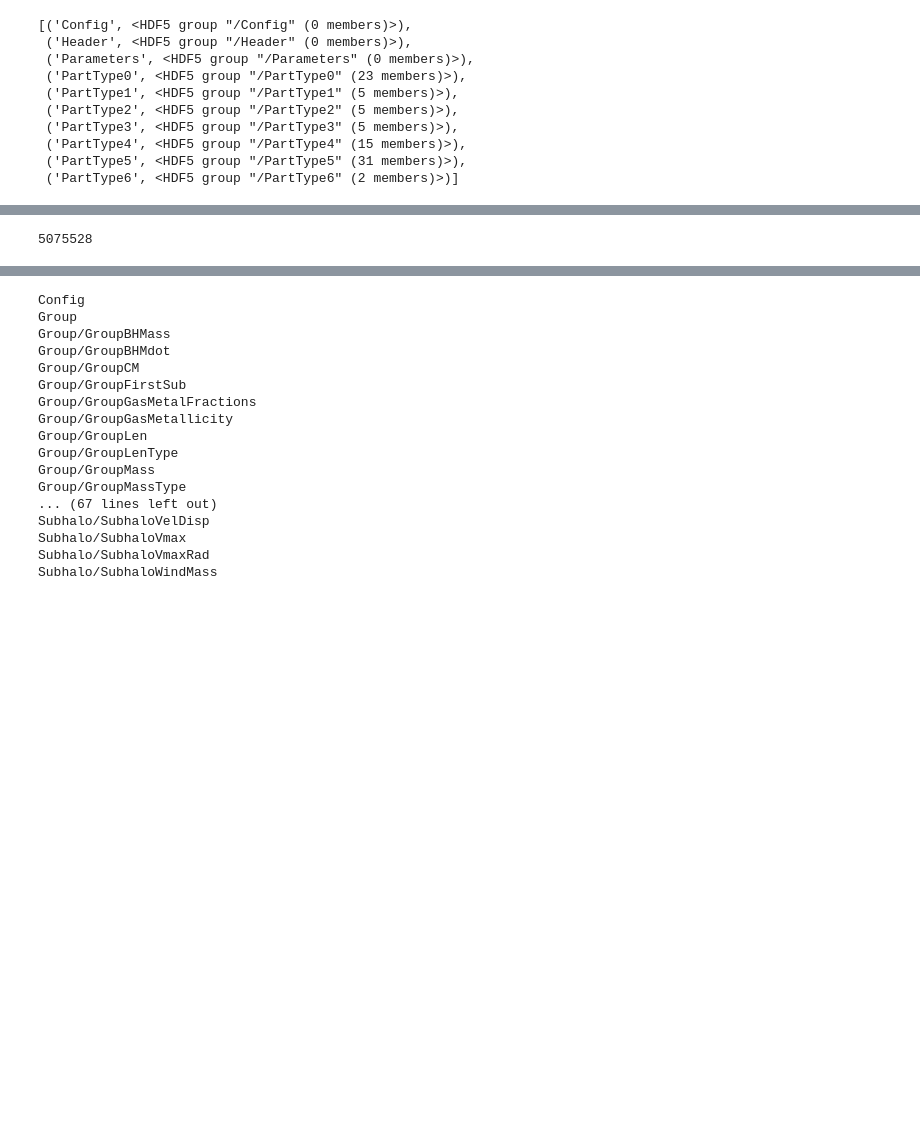
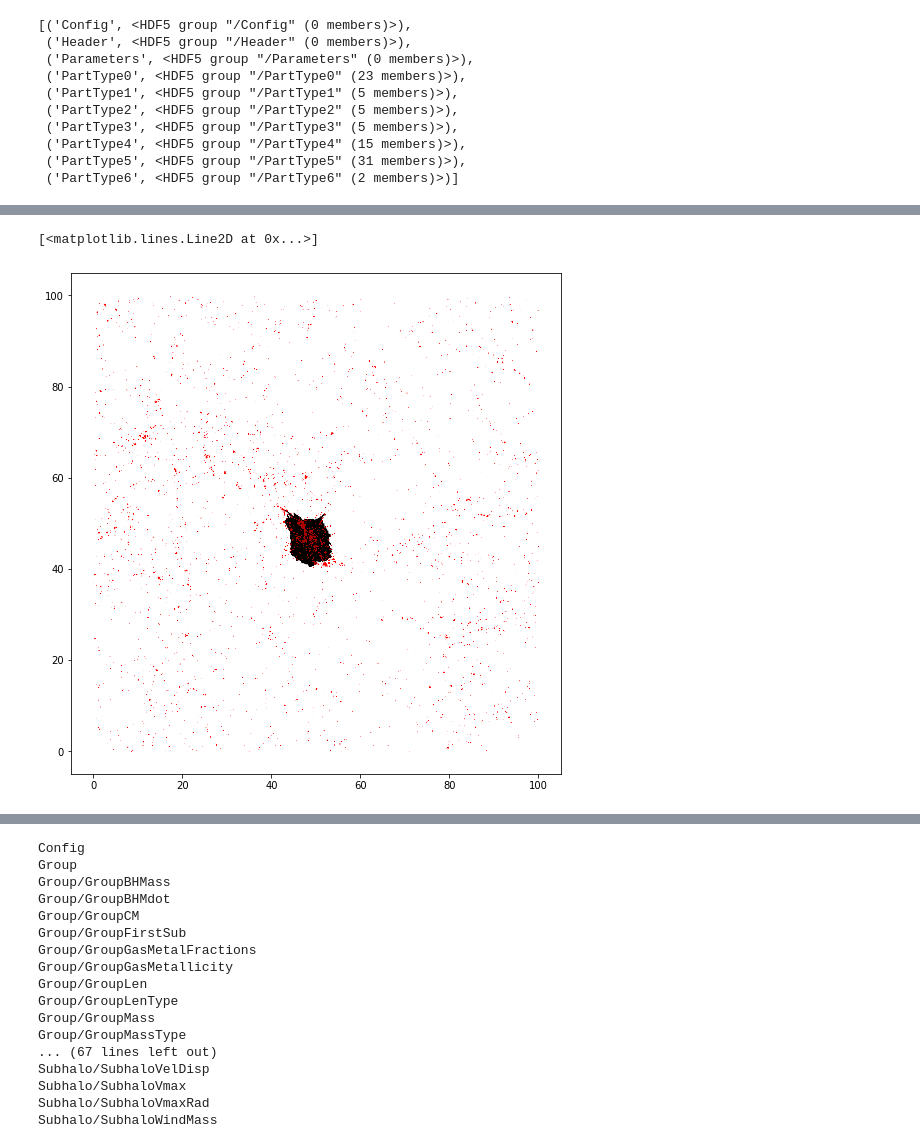
Before and after one commit to ornemarioni/gradients, a Jupyter notebook: programs/read_HESTIA.ipynb, the cells around one changed output, grey strips where cells are left out. Cells and saved outputs as stored; diff of their text form; code cells hidden in the pictures; blank space fills up the shorter version.

Commit message:
observamos los dos halos mas massivos y los histogramas de mas

```diff
--- a/programs/read_HESTIA.ipynb
+++ b/programs/read_HESTIA.ipynb
@@ -106,6 +72,5 @@ array([[1, 2],
 # %%
-for r in results:
-    pos_str = np.concatenate(r['StrPos'])
-#     pos_drk = np.concatenate(r['DrkPos'])
-
-# velc = np.vstack([r["velocities"] for r in results])
+%%time
+import numpy as np
+pos_str = np.concatenate([r['StrPos']for r in results])
+pos_drk = np.concatenate([r['DrkPos']for r in results])
@@ -116,10 +84,14 @@ AttributeError: 'tuple' object has no attribute 'axis'
 # %%
 %matplotlib inline
 # %%
-x = coordinates[:,0]-46.95
-y = coordinates[:,1]-49.45
-z = coordinates[:,2]-51.7
+xstr = pos_str[:,0]
+ystr = pos_str[:,1]
+zstr = pos_str[:,2]
 
-r = np.sqrt(x**2 + y**2 + z**2)
+xdrk = pos_drk[:,0]
+ydrk = pos_drk[:,1]
+zdrk = pos_drk[:,2]
 
-mask, = np.where(r<0.1)
+# r = np.sqrt(x**2 + y**2 + z**2)
+
+# mask, = np.where(r<0.1)
@@ -156,4 +98,9 @@ Wall time: 466 ms
-# %%
-len(x[mask])
-# %% [output]
-5075528
+# %%
+%%time
+import matplotlib.pyplot as plt
+fig, ax = plt.subplots(nrows=1, ncols=1, figsize=(8, 8))
+fig.subplots_adjust(bottom=0.10, left =0.12, right = 0.97, top = 0.97)
+
+ax.plot(xdrk,ydrk,'.k',markersize=0.005)
+ax.plot(xstr,ystr,'.r',markersize=0.008)
+# %% [output]
@@ -159,0 +109,2 @@ len(x[mask])
+[<matplotlib.lines.Line2D at 0x...>]
+[figure, added]
```
Also changed, not shown: parts of 49 cells of this notebook.
